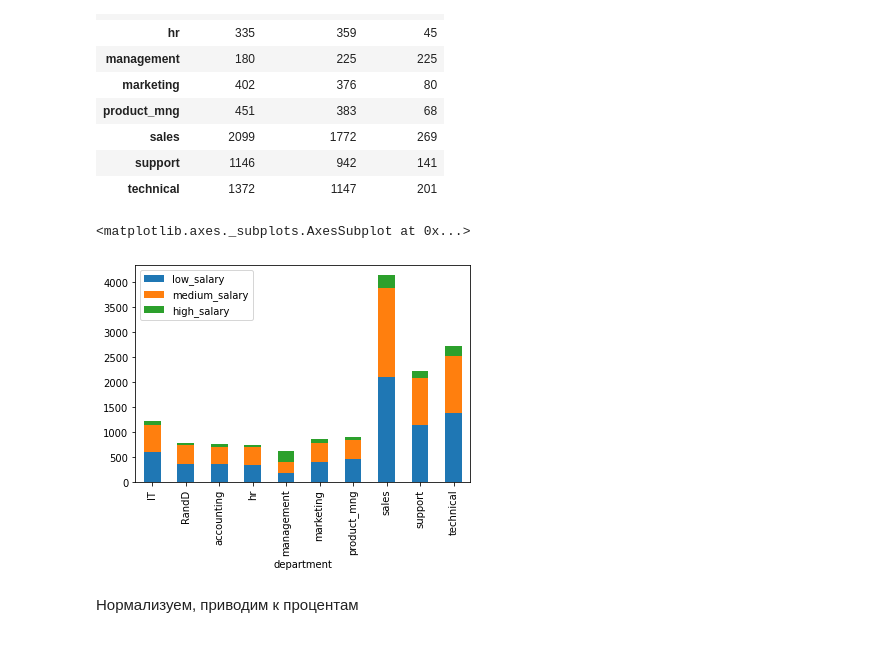
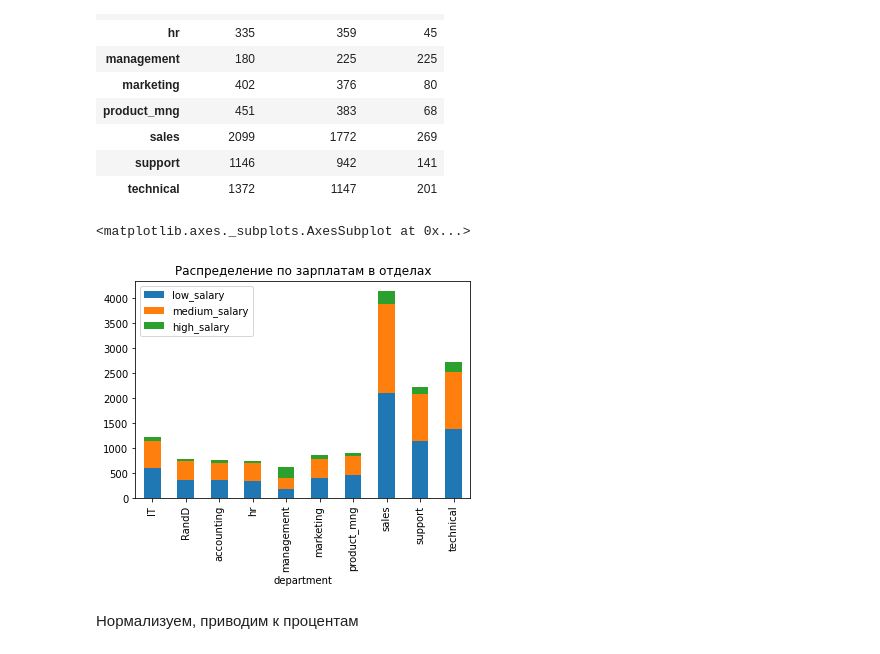
Before and after one commit to anton-at-work/pyda-diplom-24, a Jupyter notebook: hr.ipynb, the cells around one changed output. Cells and saved outputs as stored; diff of their text form; code cells hidden in the pictures.

```diff
--- a/hr.ipynb
+++ b/hr.ipynb
@@ -295,10 +294,10 @@ df_group_dept
 | support | 1146 | 942 | 141 |
 | technical | 1372 | 1147 | 201 |
 # %%
-df_group_dept.plot(kind='bar', stacked=True)
+df_group_dept.plot(kind='bar', stacked=True, title='Распределение по зарплатам в отделах')
 # %% [output]
 <matplotlib.axes._subplots.AxesSubplot at 0x...>
-[figure, old version]
+[figure, new version]
 # %% [markdown]
 Нормализуем, приводим к процентам
 # %%
```
Also changed, not shown: parts of 14 cells of this notebook.
